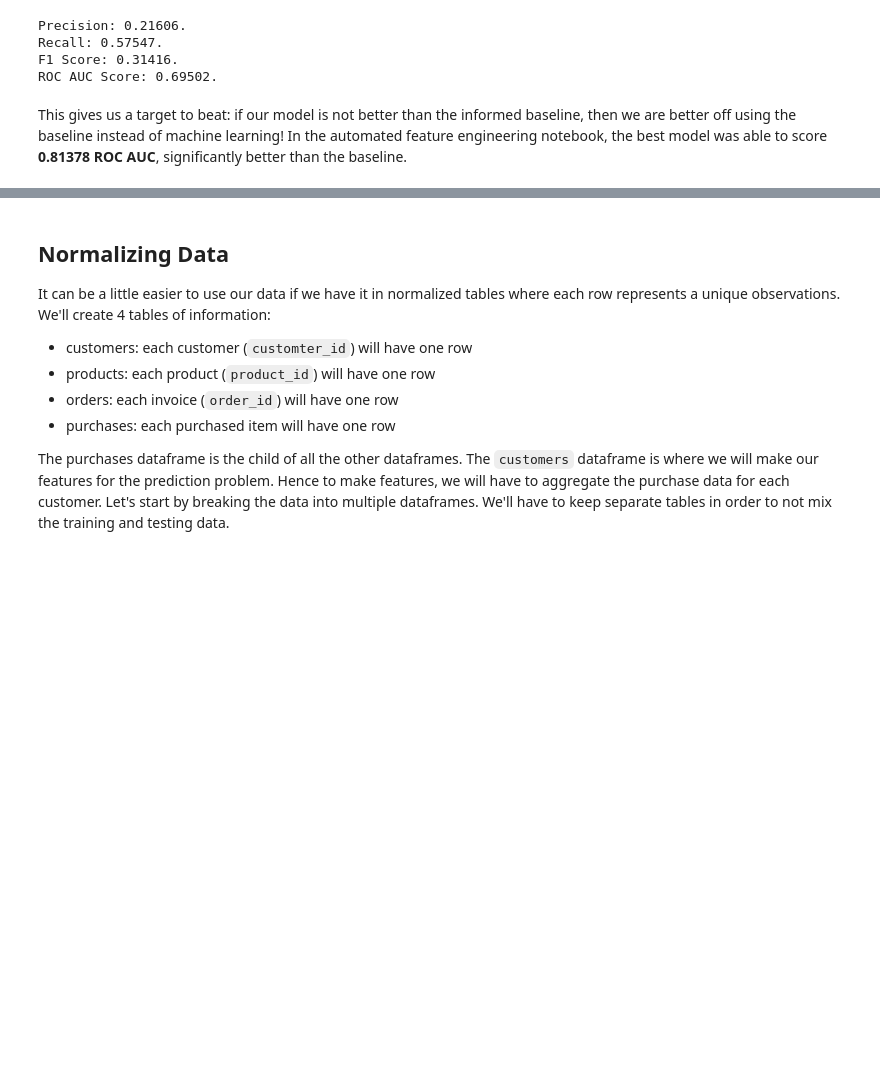
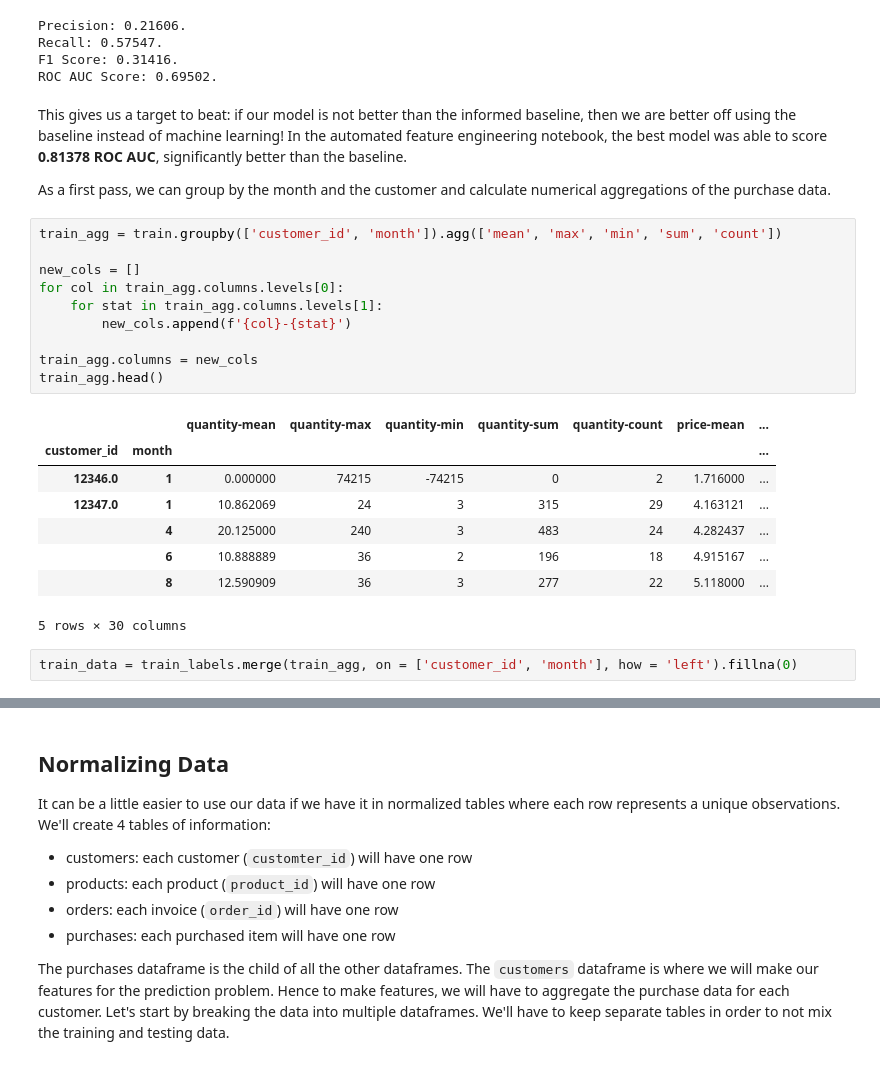
Before and after one commit to alteryx/Automated-Manual-Comparison, a Jupyter notebook: retail/notebooks/Manual.ipynb, the cells around one changed output, grey strips where cells are left out. Cells and saved outputs as stored; diff of their text form; blank space fills up the shorter version.

```diff
--- a/retail/notebooks/Manual.ipynb
+++ b/retail/notebooks/Manual.ipynb
@@ -201,3 +201,26 @@ F1 Score: 0.31416.
 ROC AUC Score: 0.69502.
 # %% [markdown]
 This gives us a target to beat: if our model is not better than the informed baseline, then we are better off using the baseline instead of machine learning! In the automated feature engineering notebook, the best model was able to score __0.81378 ROC AUC__, significantly better than the baseline.
+
+As a first pass, we can group by the month and the customer and calculate numerical aggregations of the purchase data.
+# %%
+train_agg = train.groupby(['customer_id', 'month']).agg(['mean', 'max', 'min', 'sum', 'count'])
+
+new_cols = []
+for col in train_agg.columns.levels[0]:
+    for stat in train_agg.columns.levels[1]:
+        new_cols.append(f'{col}-{stat}')
+
+train_agg.columns = new_cols
+train_agg.head()
+# %% [output]
+|  |  | quantity-mean | quantity-max | quantity-min | quantity-sum | quantity-count | price-mean | ... |
+| customer_id | month |  |  |  |  |  |  | ... |
+| 12346.0 | 1 | 0.000000 | 74215 | -74215 | 0 | 2 | 1.716000 | ... |
+| 12347.0 | 1 | 10.862069 | 24 | 3 | 315 | 29 | 4.163121 | ... |
+|  | 4 | 20.125000 | 240 | 3 | 483 | 24 | 4.282437 | ... |
+|  | 6 | 10.888889 | 36 | 2 | 196 | 18 | 4.915167 | ... |
+|  | 8 | 12.590909 | 36 | 3 | 277 | 22 | 5.118000 | ... |
+5 rows × 30 columns
+# %%
+train_data = train_labels.merge(train_agg, on = ['customer_id', 'month'], how = 'left').fillna(0)
```
Also changed, not shown: parts of 8 cells of this notebook.
